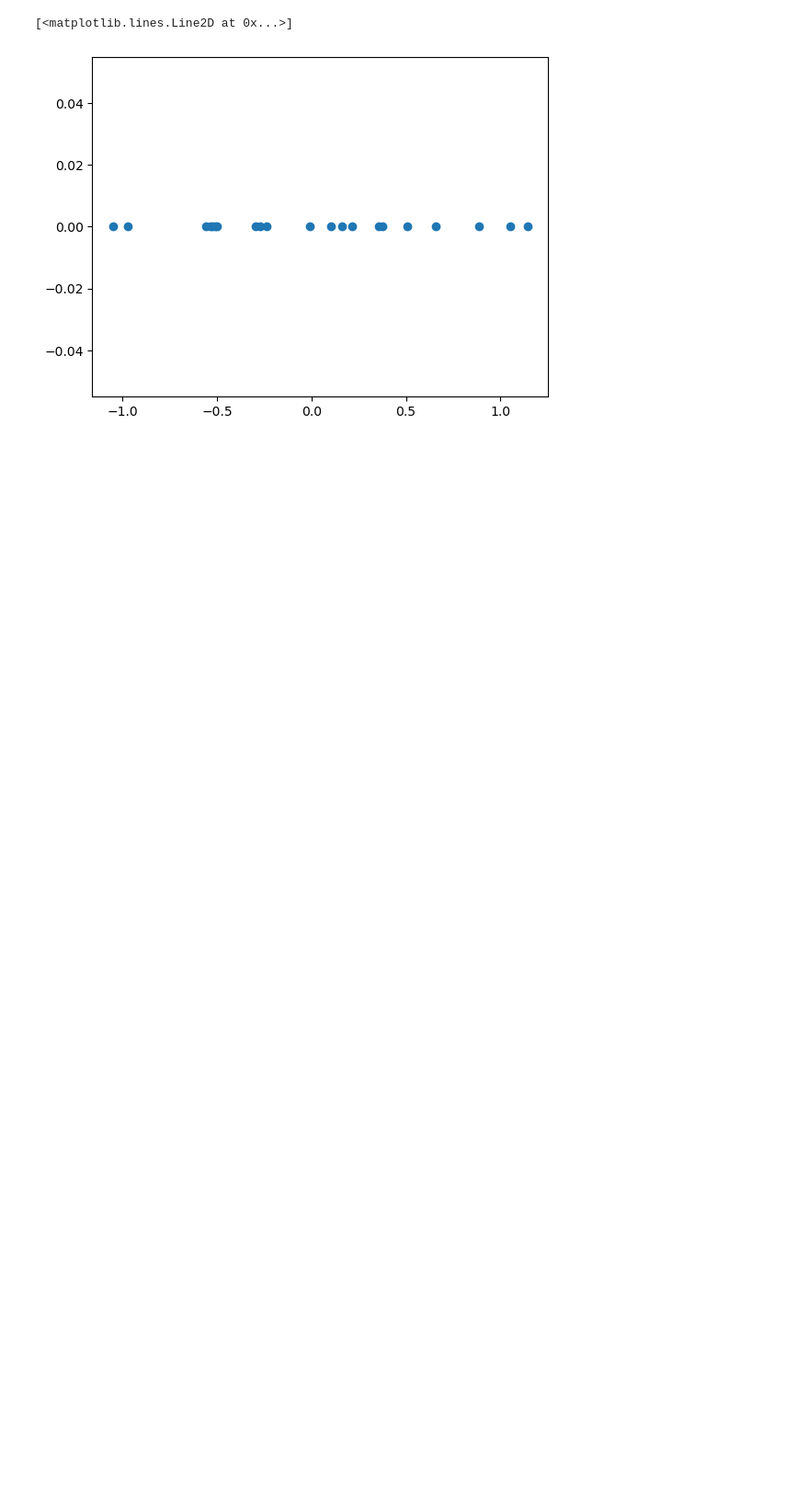
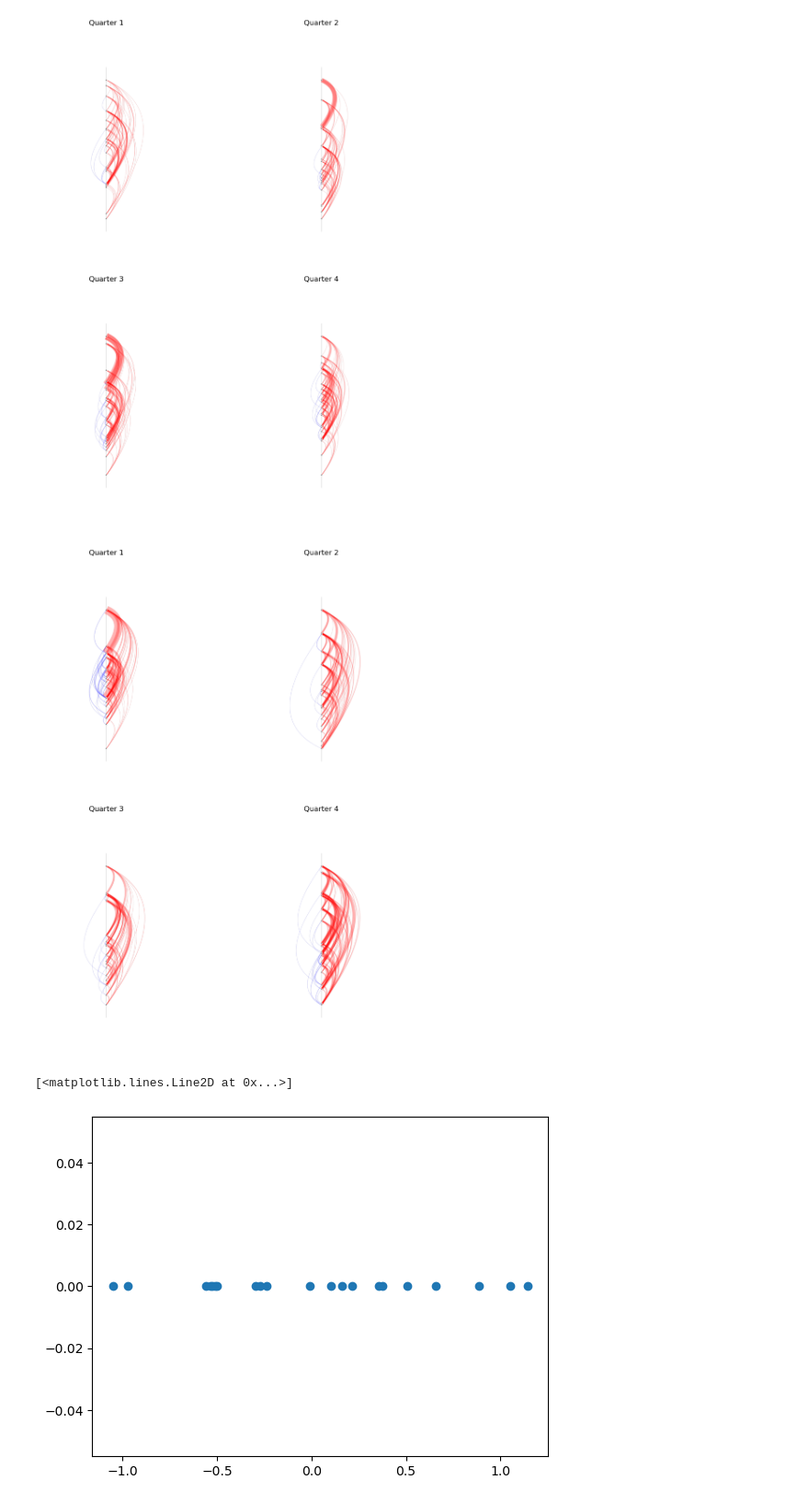
Before and after one commit to skuzminski/dominance_network_final_project, a Jupyter notebook: SpringRank.ipynb, the cells around one changed output. Shown at 92% size. Saved outputs shown, nothing was run; the diff lists cells and outputs as text; code cells hidden in the pictures; blank space fills up the shorter version.

```diff
--- a/SpringRank.ipynb
+++ b/SpringRank.ipynb
@@ -70,0 +115,8 @@ plt.imshow(A)
+# %%
+#don't need to do this anymore - made S_dict a dictionary of dictionaries
+for key, arr in S_dict.items():
+    print(key)
+    print(arr)
+S_dict = {key: {i: val for i, val in enumerate(arr)}
+    for key, arr in S_dict.items()}
+print(S_dict)
@@ -71 +254,38 @@ plt.imshow(A)
+# %%
+#plot rank swirl diagrams separated by group
+quarter_names = sorted(df_dict.keys())
+group1 = [name for name in quarter_names if name.endswith("G1")]
+group2 = [name for name in quarter_names if name.endswith("G2")]
+def rank_swirl_by_group(names):
+    fig, ax = plt.subplots(2,2, figsize = (12,12))
+    for i, name in enumerate(names):
+        row = i // 2
+        col = i % 2
+        axis = ax[row][col]
+        svg_path = f"_swirl_{name}.svg"
+        rank_swirl.nx2rankfigure(S_dict[name], G_dict[name], filepath = svg_path)
+
+        png_bytes = cairosvg.svg2png(url=svg_path)
+        img = Image.open(io.BytesIO(png_bytes))
+        if name.startswith("Q1"):
+            k = 0
+        elif name.startswith("Q2"):
+            k = 1
+        elif name.startswith("Q3"):
+            k = 2
+        elif name.startswith("Q4"):
+            k = 3
+        axis.set_title(f"Quarter {k+1}")
+        axis.imshow(img)
+        axis.axis('off')
+        #plt.close(swirl_fig)
+    plt.tight_layout()
+    plt.show()
+# %%
+#call the function!
+rank_swirl_by_group(group1)
+rank_swirl_by_group(group2)
+# %% [output]
+[figure, added]
+[figure, added]
 # %%
```
Also changed, not shown: parts of 22 cells of this notebook, 19 other files.
